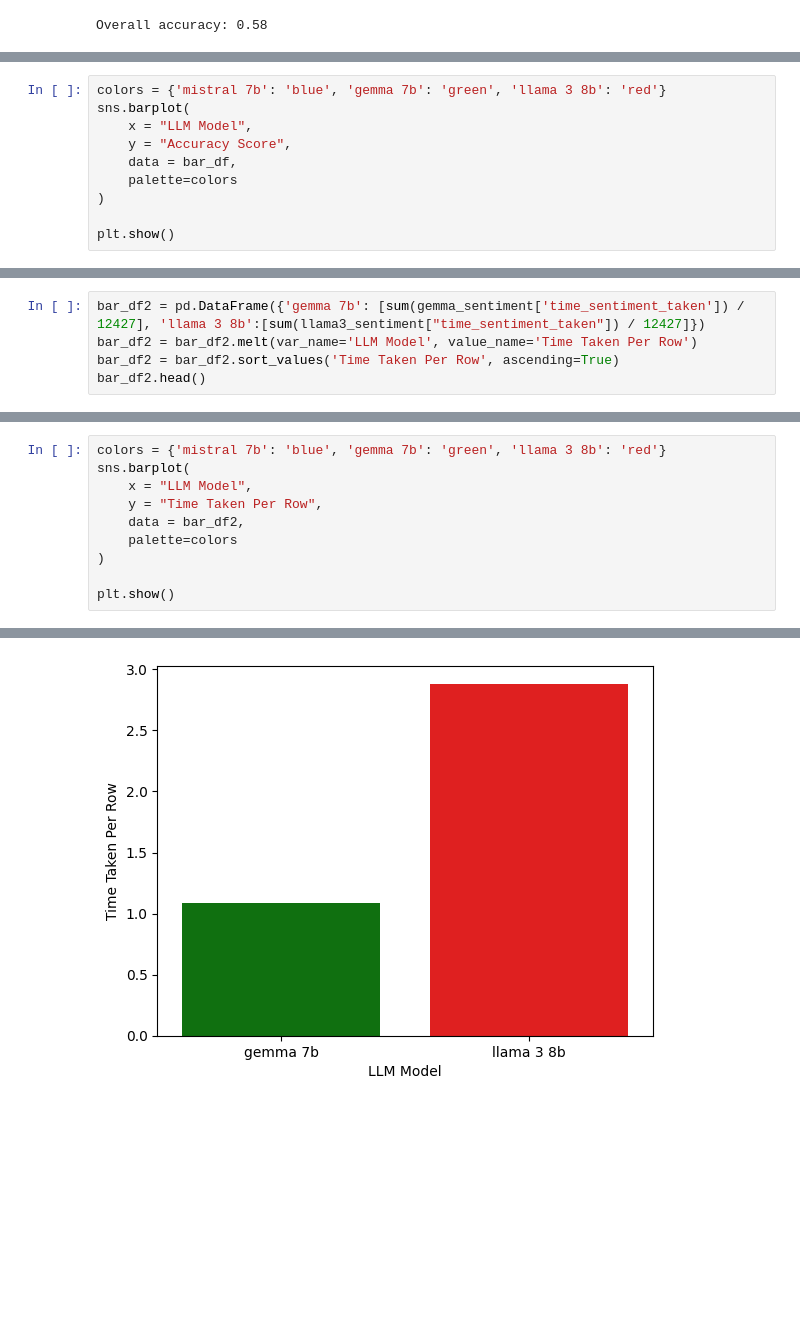
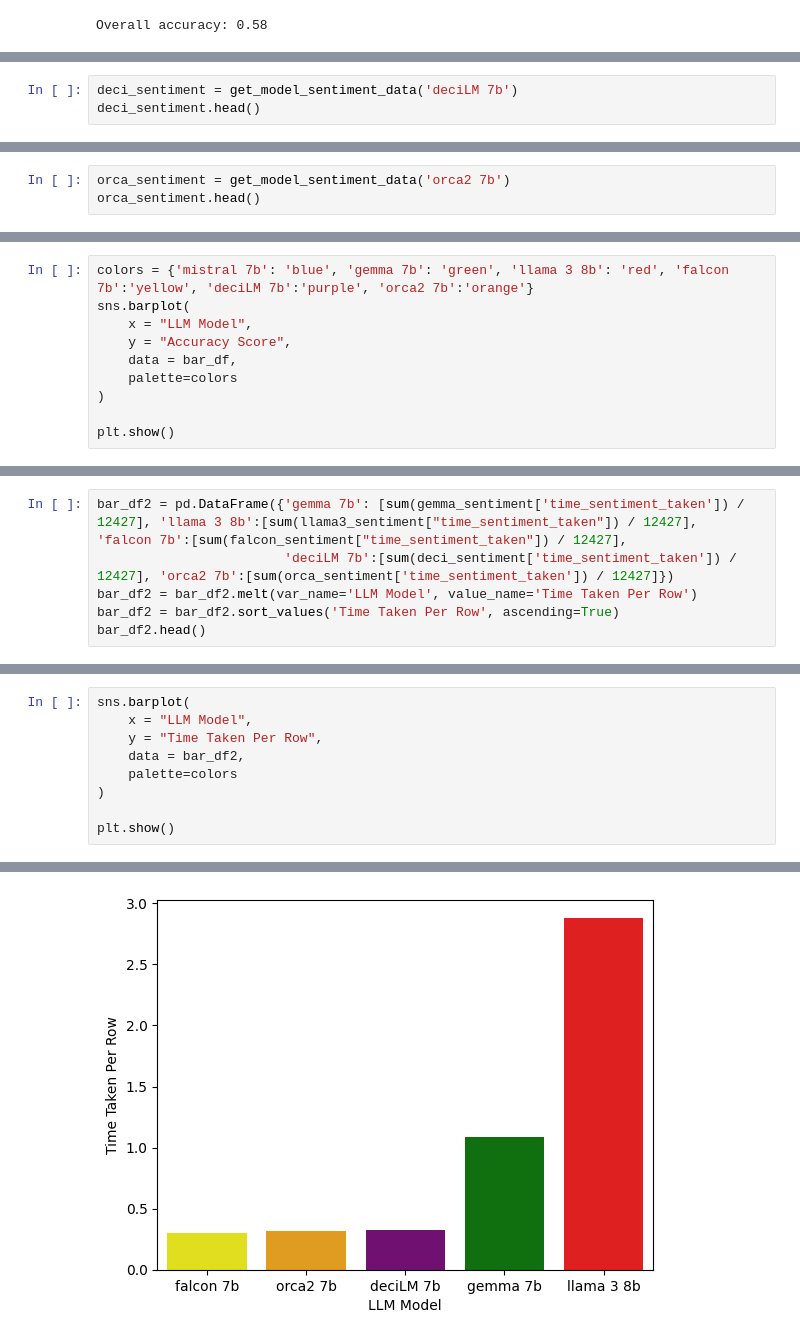
Before and after one commit to data-sci-capstone/copilot, a Jupyter notebook: Evaluation/sentiment-eval-models.ipynb, the cells around one changed output, grey strips where cells are left out. Cells and saved outputs as stored; diff of their text form; blank space fills up the shorter version.

```diff
--- a/Evaluation/sentiment-eval-models.ipynb
+++ b/Evaluation/sentiment-eval-models.ipynb
@@ -166,0 +232,3 @@ Overall accuracy: 0.58
+# %%
+deci_sentiment = get_model_sentiment_data('deciLM 7b')
+deci_sentiment.head()
@@ -166,0 +287,3 @@ Overall accuracy: 0.58
+# %%
+orca_sentiment = get_model_sentiment_data('orca2 7b')
+orca_sentiment.head()
@@ -177,5 +352,5 @@ bar_df.head()
 # %%
-colors = {'mistral 7b': 'blue', 'gemma 7b': 'green', 'llama 3 8b': 'red'}
+colors = {'mistral 7b': 'blue', 'gemma 7b': 'green', 'llama 3 8b': 'red', 'falcon 7b':'yellow', 'deciLM 7b':'purple', 'orca2 7b':'orange'}
 sns.barplot(
     x = "LLM Model",
     y = "Accuracy Score",
@@ -192,5 +367,6 @@ Passing `palette` without assigning `hue` is deprecated and will be removed in v
 # %%
-bar_df2 = pd.DataFrame({'gemma 7b': [sum(gemma_sentiment['time_sentiment_taken']) / 12427], 'llama 3 8b':[sum(llama3_sentiment["time_sentiment_taken"]) / 12427]})
+bar_df2 = pd.DataFrame({'gemma 7b': [sum(gemma_sentiment['time_sentiment_taken']) / 12427], 'llama 3 8b':[sum(llama3_sentiment["time_sentiment_taken"]) / 12427],  'falcon 7b':[sum(falcon_sentiment["time_sentiment_taken"]) / 12427],
+                        'deciLM 7b':[sum(deci_sentiment['time_sentiment_taken']) / 12427], 'orca2 7b':[sum(orca_sentiment['time_sentiment_taken']) / 12427]})
 bar_df2 = bar_df2.melt(var_name='LLM Model', value_name='Time Taken Per Row')
 bar_df2 = bar_df2.sort_values('Time Taken Per Row', ascending=True)
 bar_df2.head()
@@ -199,20 +378,19 @@ bar_df2.head()
 | 0 | gemma 7b | 1.086109 |
 | 1 | llama 3 8b | 2.882407 |
 # %%
-colors = {'mistral 7b': 'blue', 'gemma 7b': 'green', 'llama 3 8b': 'red'}
 sns.barplot(
     x = "LLM Model",
     y = "Time Taken Per Row",
     data = bar_df2,
     palette=colors
 )
 
 plt.show()
 # %% [output]
 Passing `palette` without assigning `hue` is deprecated and will be removed in v0.14.0. Assign the `x` variable to `hue` and set `legend=False` for the same effect.
 
   sns.barplot(
-[figure, old version]
+[figure, new version]
 # %%
 stacked_bar = pd.DataFrame({
     'Mistral': mistral_sentiment["generated_sentiment"],
```
Also changed, not shown: parts of 28 cells of this notebook, 1 other file.
